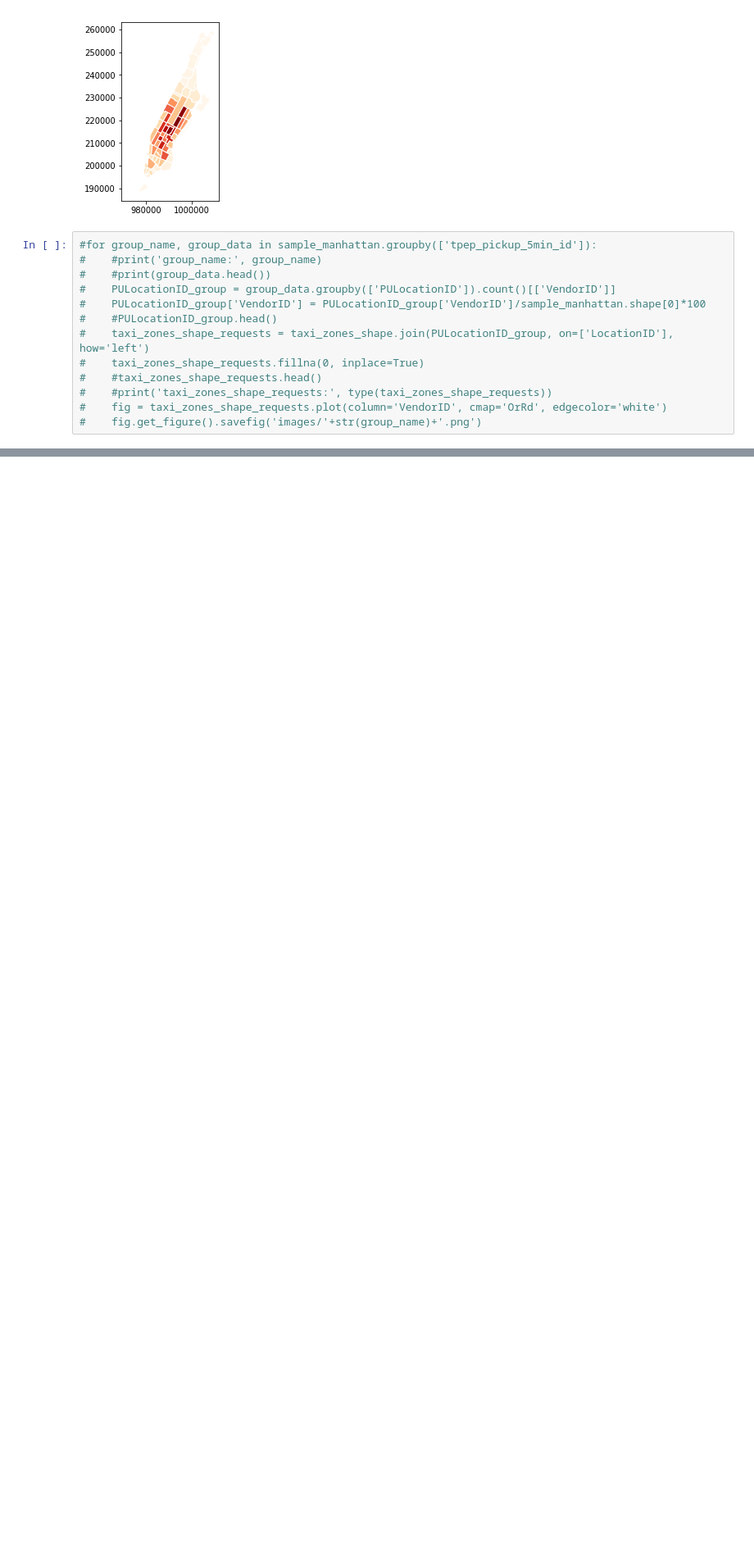
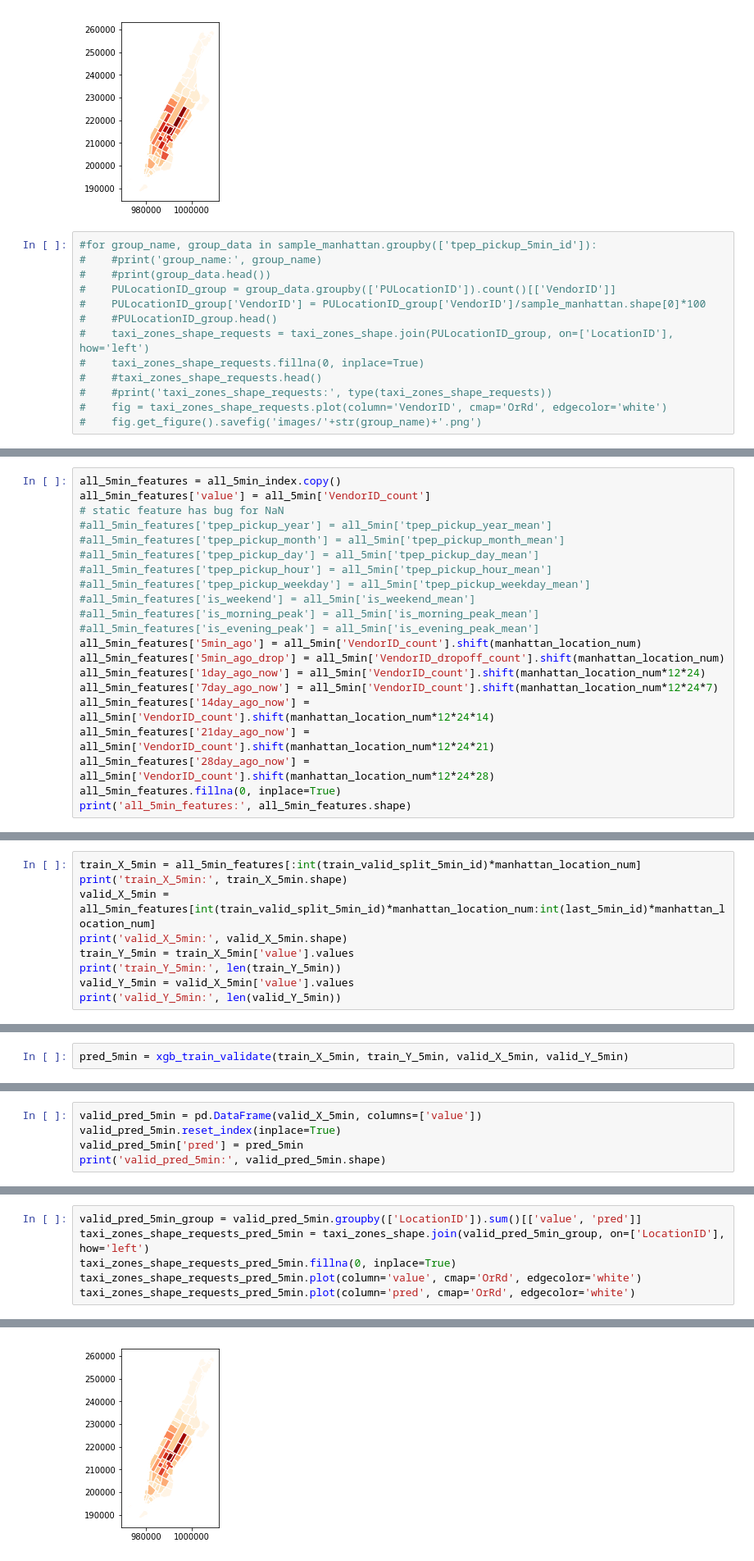
Before and after one commit to hlmiao/nyc_taxi_requests_prediction, a Jupyter notebook: nyc_taxi_requests_prediction.ipynb, the cells around one changed output, grey strips where cells are left out. Shown: that part at 82% size. Saved outputs shown, nothing was run; the diff lists cells and outputs as text; blank space fills up the shorter version.

```diff
--- a/nyc_taxi_requests_prediction.ipynb
+++ b/nyc_taxi_requests_prediction.ipynb
@@ -878,0 +625,21 @@ pred_all = xgb_train_validate(train_X_all, train_Y_all, valid_X_all, valid_Y_all
+# %%
+all_5min_features = all_5min_index.copy()
+all_5min_features['value'] = all_5min['VendorID_count']
+# static feature has bug for NaN
+#all_5min_features['tpep_pickup_year'] = all_5min['tpep_pickup_year_mean']
+#all_5min_features['tpep_pickup_month'] = all_5min['tpep_pickup_month_mean']
+#all_5min_features['tpep_pickup_day'] = all_5min['tpep_pickup_day_mean']
+#all_5min_features['tpep_pickup_hour'] = all_5min['tpep_pickup_hour_mean']
+#all_5min_features['tpep_pickup_weekday'] = all_5min['tpep_pickup_weekday_mean']
+#all_5min_features['is_weekend'] = all_5min['is_weekend_mean']
+#all_5min_features['is_morning_peak'] = all_5min['is_morning_peak_mean']
+#all_5min_features['is_evening_peak'] = all_5min['is_evening_peak_mean']
+all_5min_features['5min_ago'] = all_5min['VendorID_count'].shift(manhattan_location_num)
+all_5min_features['5min_ago_drop'] = all_5min['VendorID_dropoff_count'].shift(manhattan_location_num)
+all_5min_features['1day_ago_now'] = all_5min['VendorID_count'].shift(manhattan_location_num*12*24)
+all_5min_features['7day_ago_now'] = all_5min['VendorID_count'].shift(manhattan_location_num*12*24*7)
+all_5min_features['14day_ago_now'] = all_5min['VendorID_count'].shift(manhattan_location_num*12*24*14)
+all_5min_features['21day_ago_now'] = all_5min['VendorID_count'].shift(manhattan_location_num*12*24*21)
+all_5min_features['28day_ago_now'] = all_5min['VendorID_count'].shift(manhattan_location_num*12*24*28)
+all_5min_features.fillna(0, inplace=True)
+print('all_5min_features:', all_5min_features.shape)
@@ -878,0 +658,9 @@ pred_all = xgb_train_validate(train_X_all, train_Y_all, valid_X_all, valid_Y_all
+# %%
+train_X_5min = all_5min_features[:int(train_valid_split_5min_id)*manhattan_location_num]
+print('train_X_5min:', train_X_5min.shape)
+valid_X_5min = all_5min_features[int(train_valid_split_5min_id)*manhattan_location_num:int(last_5min_id)*manhattan_location_num]
+print('valid_X_5min:', valid_X_5min.shape)
+train_Y_5min = train_X_5min['value'].values
+print('train_Y_5min:', len(train_Y_5min))
+valid_Y_5min = valid_X_5min['value'].values
+print('valid_Y_5min:', len(valid_Y_5min))
@@ -878,0 +753,2 @@ pred_all = xgb_train_validate(train_X_all, train_Y_all, valid_X_all, valid_Y_all
+# %%
+pred_5min = xgb_train_validate(train_X_5min, train_Y_5min, valid_X_5min, valid_Y_5min)
@@ -878,0 +773,5 @@ pred_all = xgb_train_validate(train_X_all, train_Y_all, valid_X_all, valid_Y_all
+# %%
+valid_pred_5min = pd.DataFrame(valid_X_5min, columns=['value'])
+valid_pred_5min.reset_index(inplace=True)
+valid_pred_5min['pred'] = pred_5min
+print('valid_pred_5min:', valid_pred_5min.shape)
@@ -878,0 +789,7 @@ pred_all = xgb_train_validate(train_X_all, train_Y_all, valid_X_all, valid_Y_all
+# %%
+valid_pred_5min_group = valid_pred_5min.groupby(['LocationID']).sum()[['value', 'pred']]
+taxi_zones_shape_requests_pred_5min = taxi_zones_shape.join(valid_pred_5min_group, on=['LocationID'], how='left')
+taxi_zones_shape_requests_pred_5min.fillna(0, inplace=True)
+taxi_zones_shape_requests_pred_5min.plot(column='value', cmap='OrRd', edgecolor='white')
+taxi_zones_shape_requests_pred_5min.plot(column='pred', cmap='OrRd', edgecolor='white')
+# %% [output]
@@ -878,0 +798 @@ pred_all = xgb_train_validate(train_X_all, train_Y_all, valid_X_all, valid_Y_all
+[figure, added]
```
Also changed, not shown: parts of 82 cells of this notebook.
